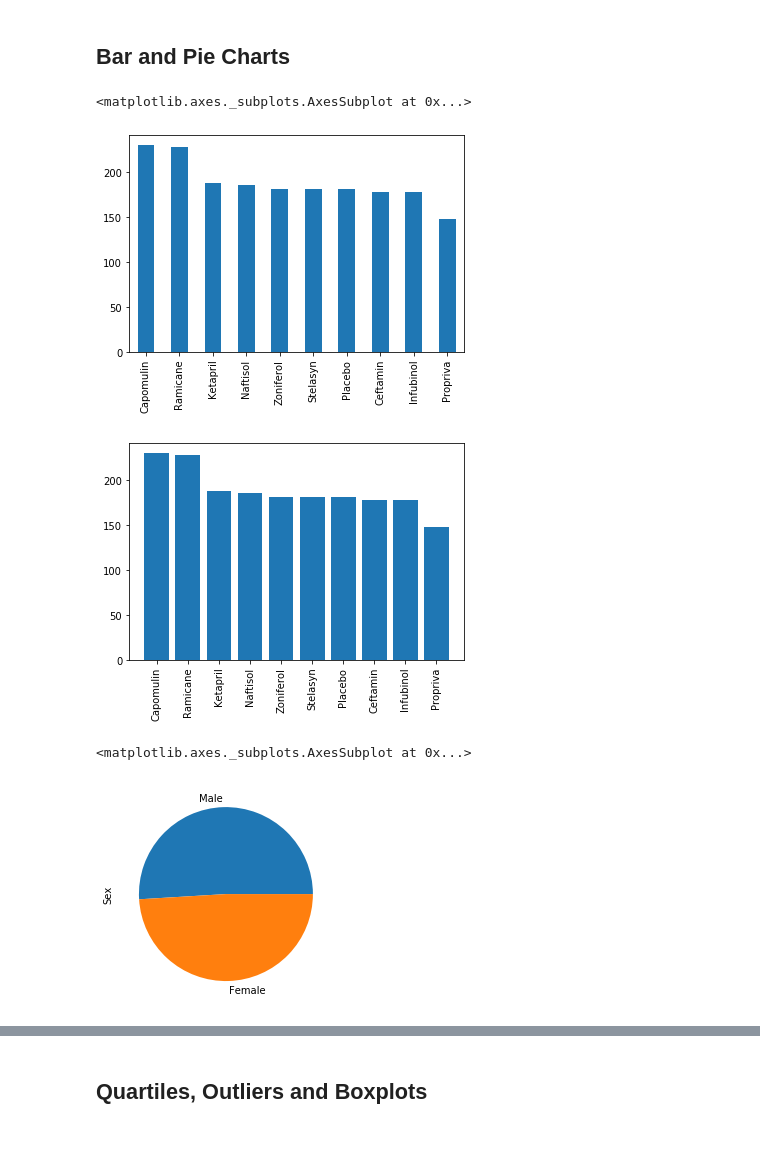
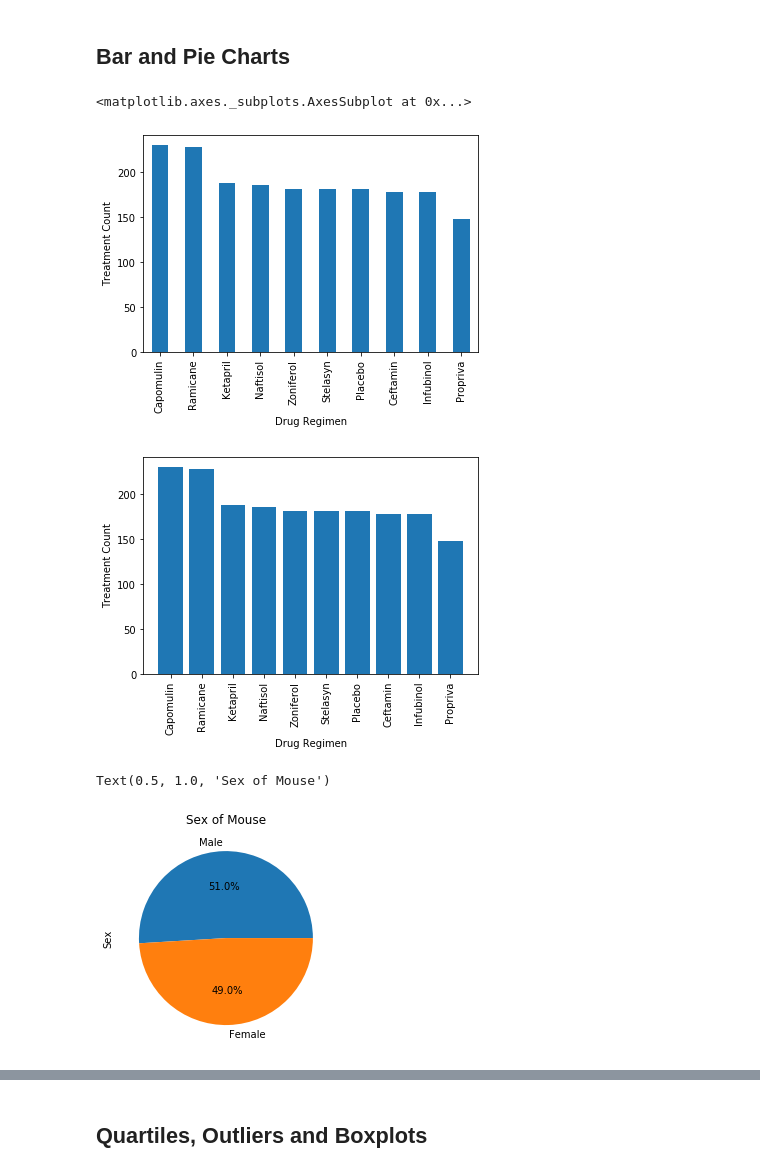
Before and after one commit to nathanprows77/Matplotlib, a Jupyter notebook: pymaceuticals-checkpoint.ipynb, the cells around one changed output, grey strips where cells are left out. Cells and saved outputs as stored; diff of their text form; code cells hidden in the pictures; blank space fills up the shorter version.

```diff
--- a/pymaceuticals-checkpoint.ipynb
+++ b/pymaceuticals-checkpoint.ipynb
@@ -16,7 +16,7 @@ mouse_metadata = pd.read_csv(mouse_metadata_path)
 study_results = pd.read_csv(study_results_path)
 
 # Combine the data into a single dataset
-merged_df = pd.merge(mouse_metadata, study_results, on="Mouse ID", how="left")
+merged_df = pd.merge(study_results, mouse_metadata, on="Mouse ID", how="left")
 
 # Display the data table for preview
 merged_df.head(50)
@@ -156,10 +156,12 @@ drug_regimen_summary.head()
 # Generate a bar plot showing the total number of mice for each treatment throughout the course of the study using pandas.
 # mice_total
 pandasSeries = clean_df["Drug Regimen"].value_counts()
+plt.xlabel('Drug Regimen')
+plt.ylabel('Treatment Count')
 pandasSeries.plot(kind="bar")
 # %% [output]
 <matplotlib.axes._subplots.AxesSubplot at 0x...>
-[figure, old version]
+[figure, new version]
 # %%
 # Generate a bar plot showing the total number of mice for each treatment throughout the course of the study using pyplot.
 mice_total = clean_df.groupby("Drug Regimen")["Mouse ID"].nunique()
@@ -168,15 +170,18 @@ drug_regimen = clean_df["Drug Regimen"].unique()
 counts = clean_df['Drug Regimen'].value_counts()
 plt.bar(counts.index.values, counts.values)
 plt.xticks(rotation="vertical")
+plt.xlabel('Drug Regimen')
+plt.ylabel('Treatment Count')
 plt.show()
 # %% [output]
-[figure, old version]
+[figure, new version]
 # %%
 # Generate a pie plot showing the distribution of female versus male mice using pandas
 pandaseries = clean_df["Sex"].value_counts()
-pandaseries.plot(kind="pie")
+pandaseries.plot(kind="pie",autopct='%1.1f%%')
+plt.title('Sex of Mouse')
 # %% [output]
-<matplotlib.axes._subplots.AxesSubplot at 0x...>
+Text(0.5, 1.0, 'Sex of Mouse')
-[figure, old version]
+[figure, new version]
 # %%
 # Generate a pie plot showing the distribution of female versus male mice using pyplot
```
Also changed, not shown: parts of 9 cells of this notebook.
